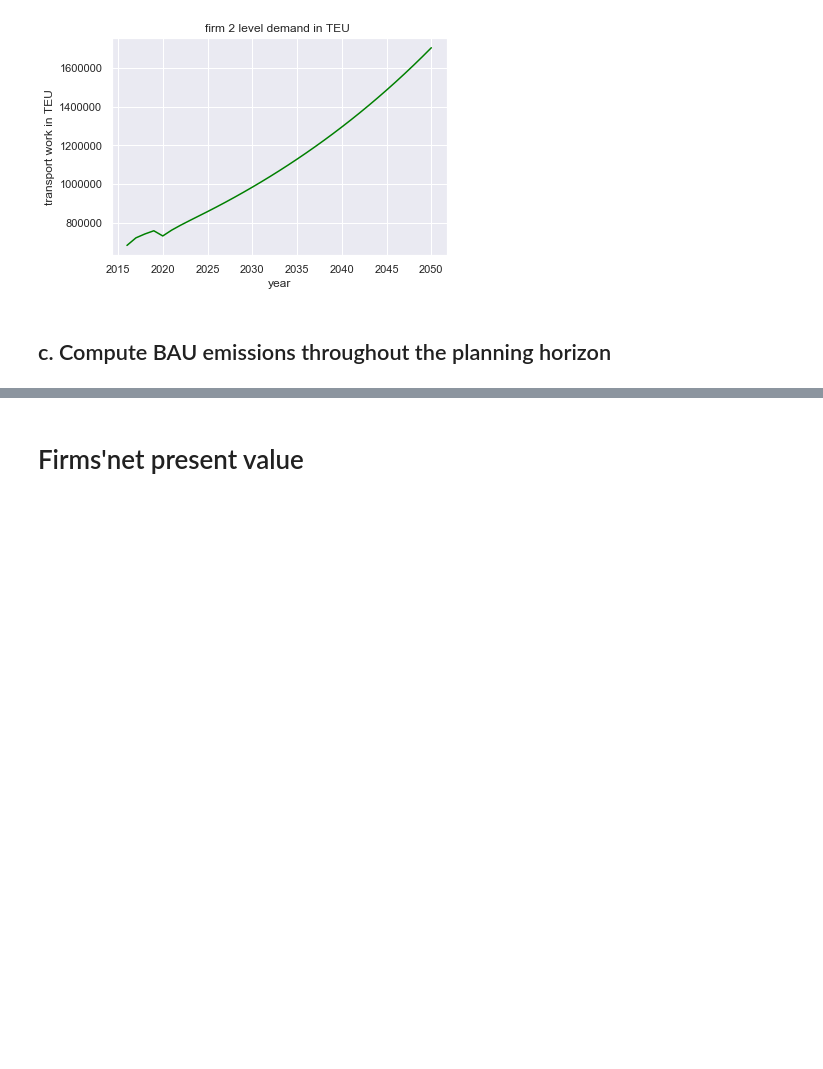
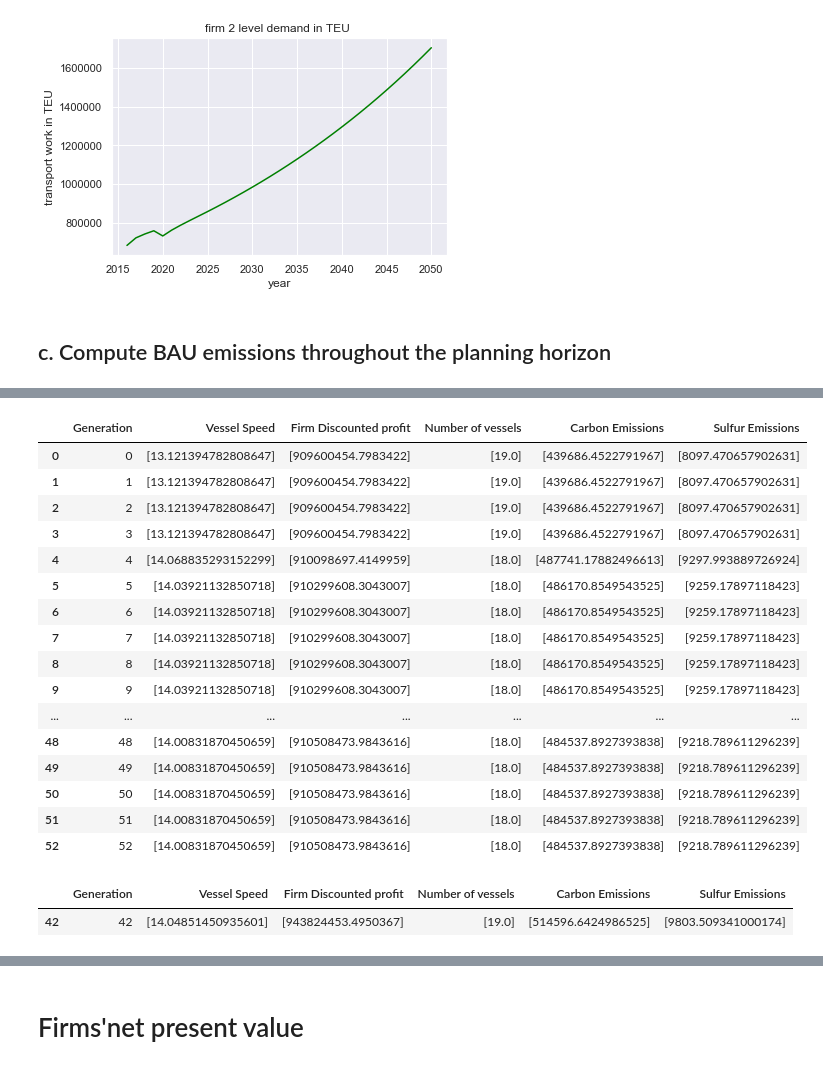
Before and after one commit to feryellassoued/A-non-cooperative-game-of-maritime-shippping-drivers-of-enviromental-governance, a Jupyter notebook: Main.ipynb, the cells around one changed output, grey strips where cells are left out. Saved outputs shown, nothing was run; the diff lists cells and outputs as text; code cells hidden in the pictures; blank space fills up the shorter version.

```diff
--- a/Main.ipynb
+++ b/Main.ipynb
@@ -637,2 +633,20 @@ IndexError: index 35 is out of bounds for axis 0 with size 35
 # %%
-results
+results[1]["firm1"]
+# %% [output]
+|  | Generation | Vessel Speed | Firm Discounted profit | Number of vessels | Carbon Emissions | Sulfur Emissions |
+| 0 | 0 | [13.121394782808647] | [909600454.7983422] | [19.0] | [439686.4522791967] | [8097.470657902631] |
+| 1 | 1 | [13.121394782808647] | [909600454.7983422] | [19.0] | [439686.4522791967] | [8097.470657902631] |
+| 2 | 2 | [13.121394782808647] | [909600454.7983422] | [19.0] | [439686.4522791967] | [8097.470657902631] |
+| 3 | 3 | [13.121394782808647] | [909600454.7983422] | [19.0] | [439686.4522791967] | [8097.470657902631] |
+| 4 | 4 | [14.068835293152299] | [910098697.4149959] | [18.0] | [487741.17882496613] | [9297.993889726924] |
+| 5 | 5 | [14.03921132850718] | [910299608.3043007] | [18.0] | [486170.8549543525] | [9259.17897118423] |
+| 6 | 6 | [14.03921132850718] | [910299608.3043007] | [18.0] | [486170.8549543525] | [9259.17897118423] |
+| 7 | 7 | [14.03921132850718] | [910299608.3043007] | [18.0] | [486170.8549543525] | [9259.17897118423] |
+| 8 | 8 | [14.03921132850718] | [910299608.3043007] | [18.0] | [486170.8549543525] | [9259.17897118423] |
+| 9 | 9 | [14.03921132850718] | [910299608.3043007] | [18.0] | [486170.8549543525] | [9259.17897118423] |
+| ... | ... | ... | ... | ... | ... | ... |
+| 48 | 48 | [14.00831870450659] | [910508473.9843616] | [18.0] | [484537.8927393838] | [9218.789611296239] |
+| 49 | 49 | [14.00831870450659] | [910508473.9843616] | [18.0] | [484537.8927393838] | [9218.789611296239] |
+| 50 | 50 | [14.00831870450659] | [910508473.9843616] | [18.0] | [484537.8927393838] | [9218.789611296239] |
+| 51 | 51 | [14.00831870450659] | [910508473.9843616] | [18.0] | [484537.8927393838] | [9218.789611296239] |
+| 52 | 52 | [14.00831870450659] | [910508473.9843616] | [18.0] | [484537.8927393838] | [9218.789611296239] |
@@ -651,2 +653,7 @@ optimum_solution[1]['firm2']["Carbon Emissions"] +
+# %%
+optimum_solution[2]['firm1']
+# %% [output]
+|  | Generation | Vessel Speed | Firm Discounted profit | Number of vessels | Carbon Emissions | Sulfur Emissions |
+| 42 | 42 | [14.04851450935601] | [943824453.4950367] | [19.0] | [514596.6424986525] | [9803.509341000174] |
 # %%
 BAU_carbon_pollution_stock
```
Also changed, not shown: parts of 25 cells of this notebook.
